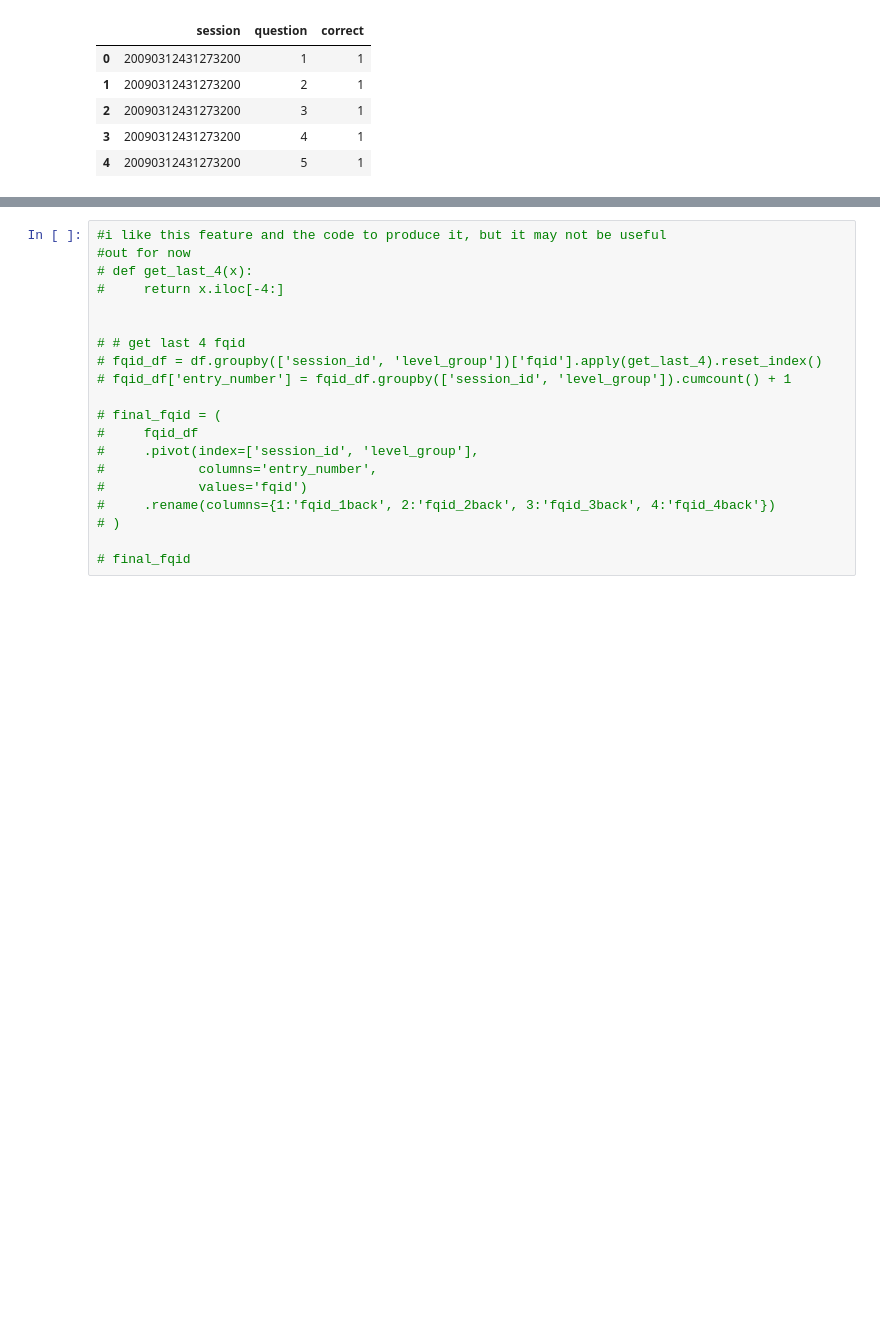
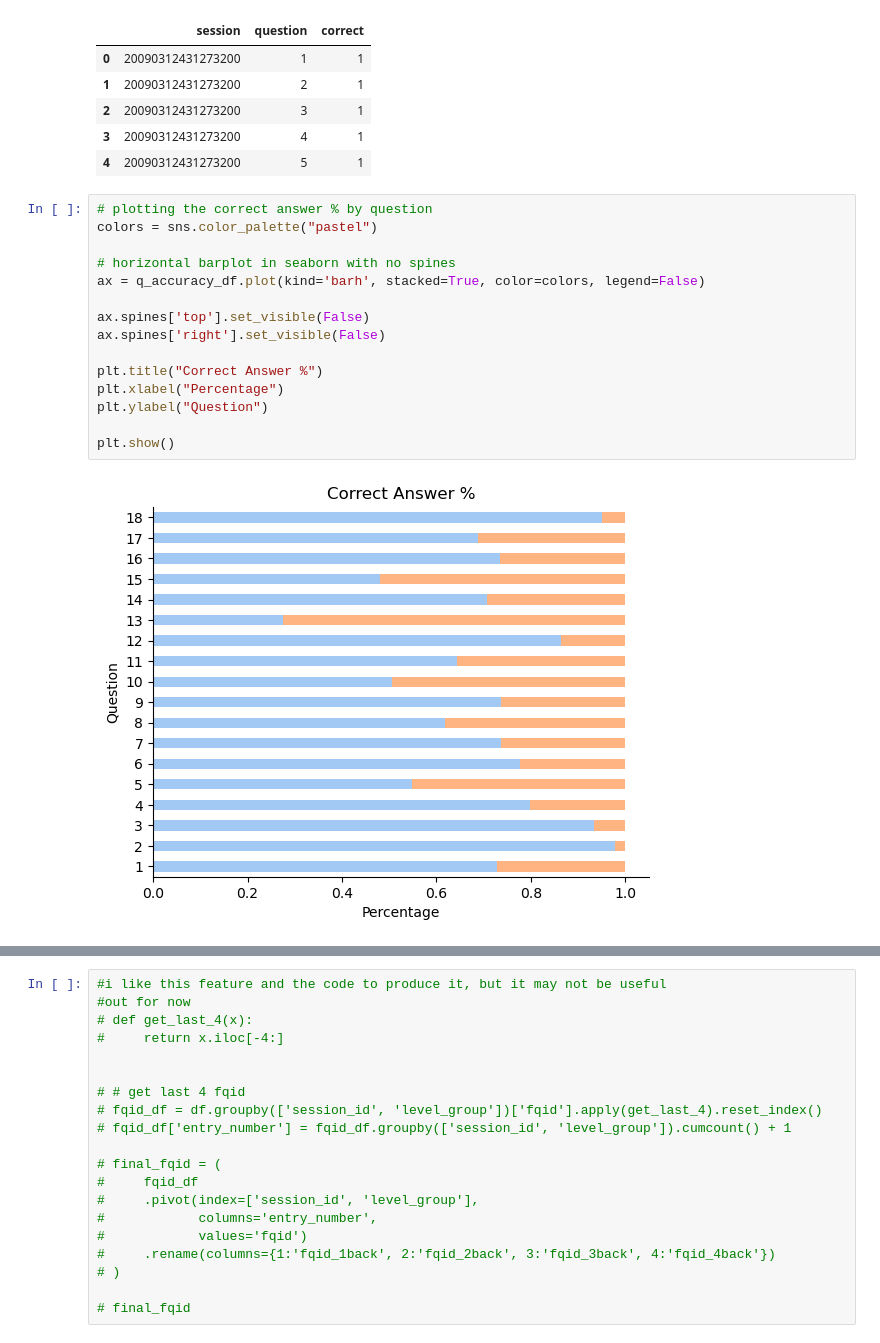
Before and after one commit to yaobviously/kaggle_predict_students, a Jupyter notebook: training_model.ipynb, the cells around one changed output, grey strips where cells are left out. Saved outputs shown, nothing was run; the diff lists cells and outputs as text; blank space fills up the shorter version.

```diff
--- a/training_model.ipynb
+++ b/training_model.ipynb
@@ -41,6 +45,23 @@ labels_df.head()
 | 2 | 20090312431273200 | 3 | 1 |
 | 3 | 20090312431273200 | 4 | 1 |
 | 4 | 20090312431273200 | 5 | 1 |
+# %%
+# plotting the correct answer % by question
+colors = sns.color_palette("pastel")
+
+# horizontal barplot in seaborn with no spines
+ax = q_accuracy_df.plot(kind='barh', stacked=True, color=colors, legend=False)
+
+ax.spines['top'].set_visible(False)
+ax.spines['right'].set_visible(False)
+
+plt.title("Correct Answer %")
+plt.xlabel("Percentage")
+plt.ylabel("Question")
+
+plt.show()
+# %% [output]
+[figure, added]
 # %%
 # excluding cols to save memory
 exclude_cols = ['index', 'fullscreen', 'hq', 'music']
```
Also changed, not shown: parts of 15 cells of this notebook.
